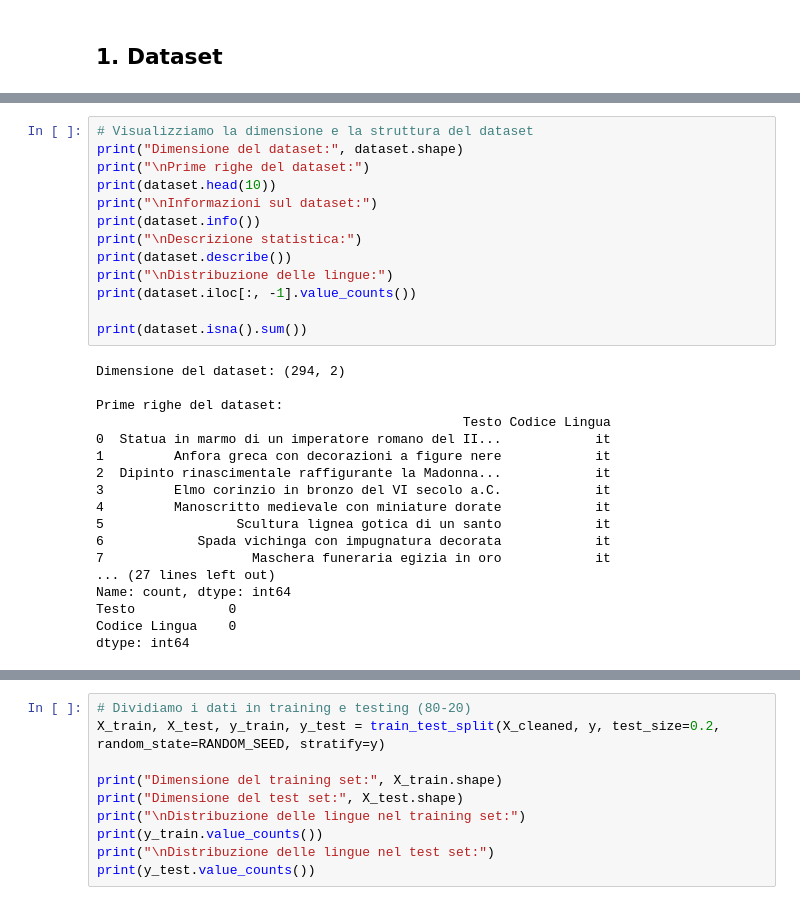
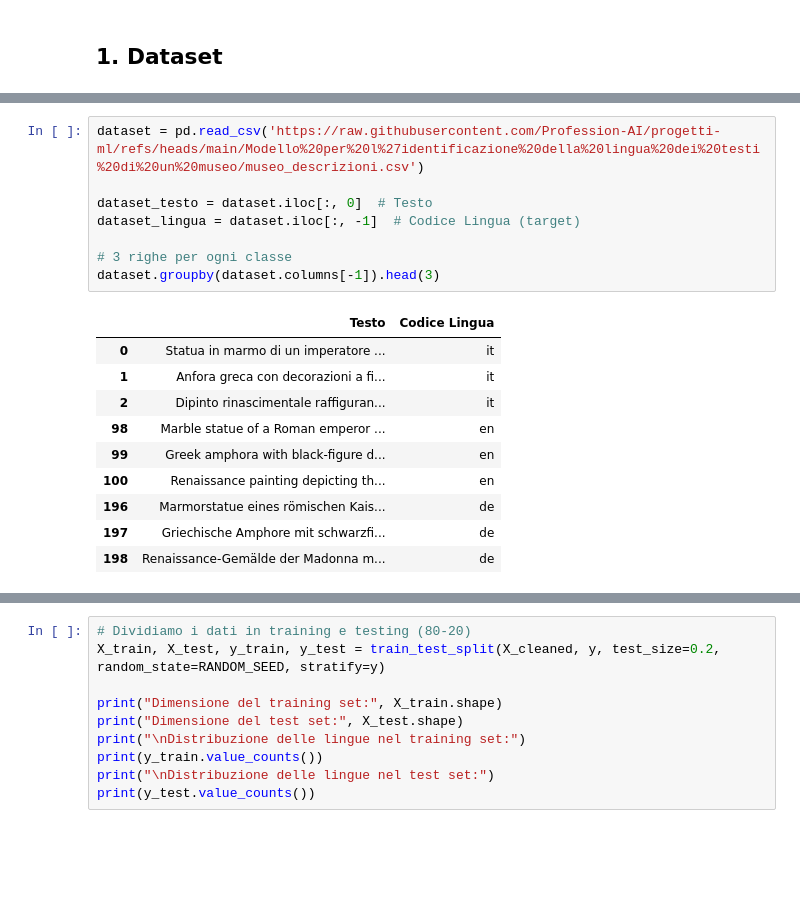
Before and after one commit to Riden15/Language_Identification, a Jupyter notebook: Language Identification - Progetto Finale.ipynb, the cells around one changed output, grey strips where cells are left out. Drawn from its saved outputs; the diff is of its cells as text; blank space fills up the shorter version.

```diff
--- a/Language Identification - Progetto Finale.ipynb
+++ b/Language Identification - Progetto Finale.ipynb
@@ -81,31 +67,19 @@ dataset.head()
-# %%
-# Visualizziamo la dimensione e la struttura del dataset
-print("Dimensione del dataset:", dataset.shape)
-print("\nPrime righe del dataset:")
-print(dataset.head(10))
-print("\nInformazioni sul dataset:")
-print(dataset.info())
-print("\nDescrizione statistica:")
-print(dataset.describe())
-print("\nDistribuzione delle lingue:")
-print(dataset.iloc[:, -1].value_counts())
-
-print(dataset.isna().sum())
-# %% [output]
-Dimensione del dataset: (294, 2)
-
-Prime righe del dataset:
-                                               Testo Codice Lingua
-0  Statua in marmo di un imperatore romano del II...            it
-1         Anfora greca con decorazioni a figure nere            it
-2  Dipinto rinascimentale raffigurante la Madonna...            it
-3         Elmo corinzio in bronzo del VI secolo a.C.            it
-4         Manoscritto medievale con miniature dorate            it
-5                 Scultura lignea gotica di un santo            it
-6            Spada vichinga con impugnatura decorata            it
-7                   Maschera funeraria egizia in oro            it
-... (27 lines left out)
-Name: count, dtype: int64
-Testo            0
-Codice Lingua    0
-dtype: int64
+# %%
+dataset = pd.read_csv('https://raw.githubusercontent.com/Profession-AI/progetti-ml/refs/heads/main/Modello%20per%20l%27identificazione%20della%20lingua%20dei%20testi%20di%20un%20museo/museo_descrizioni.csv')
+
+dataset_testo = dataset.iloc[:, 0]  # Testo
+dataset_lingua = dataset.iloc[:, -1]  # Codice Lingua (target)
+
+# 3 righe per ogni classe
+dataset.groupby(dataset.columns[-1]).head(3)
+# %% [output]
+|  | Testo | Codice Lingua |
+| 0 | Statua in marmo di un imperatore ... | it |
+| 1 | Anfora greca con decorazioni a fi... | it |
+| 2 | Dipinto rinascimentale raffiguran... | it |
+| 98 | Marble statue of a Roman emperor ... | en |
+| 99 | Greek amphora with black-figure d... | en |
+| 100 | Renaissance painting depicting th... | en |
+| 196 | Marmorstatue eines römischen Kais... | de |
+| 197 | Griechische Amphore mit schwarzfi... | de |
+| 198 | Renaissance-Gemälde der Madonna m... | de |
```
Also changed, not shown: parts of 5 cells of this notebook.
